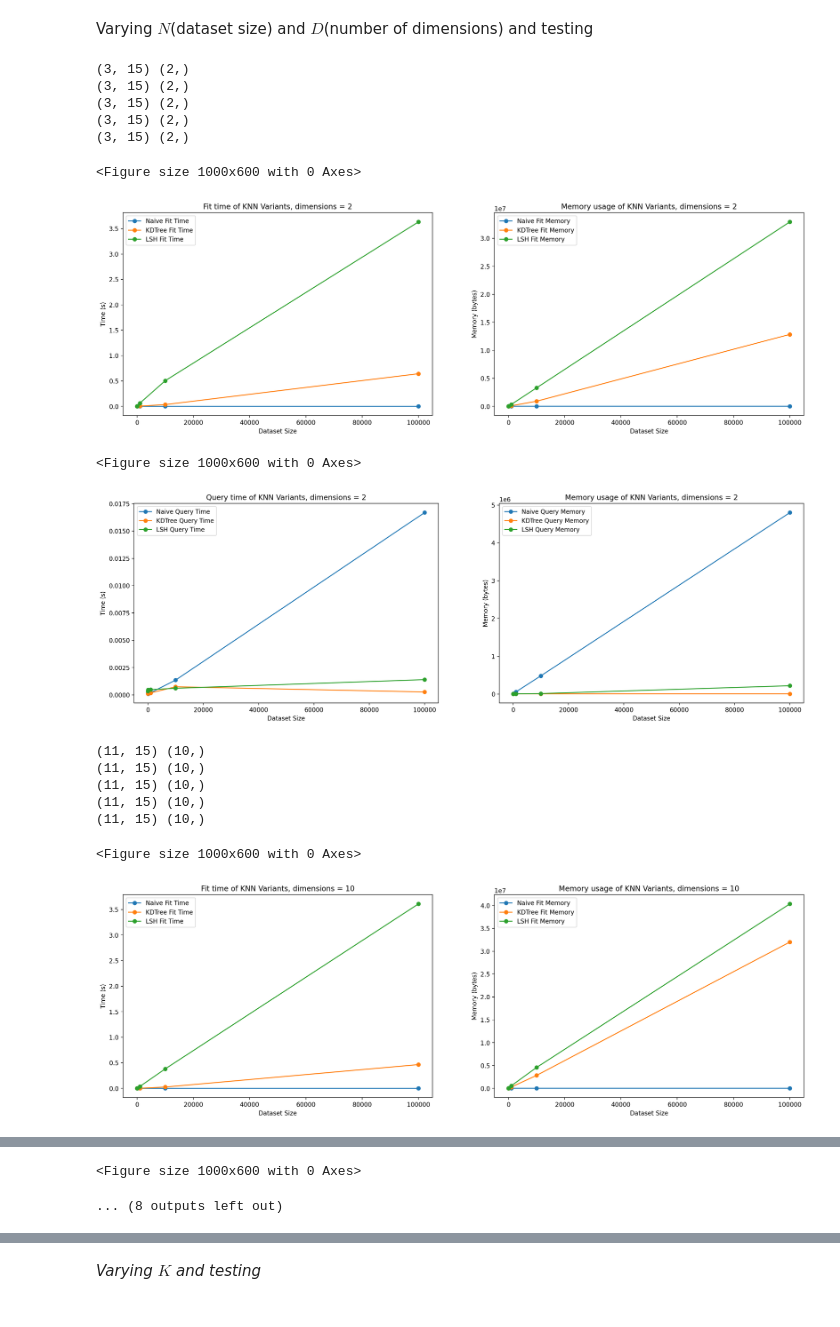
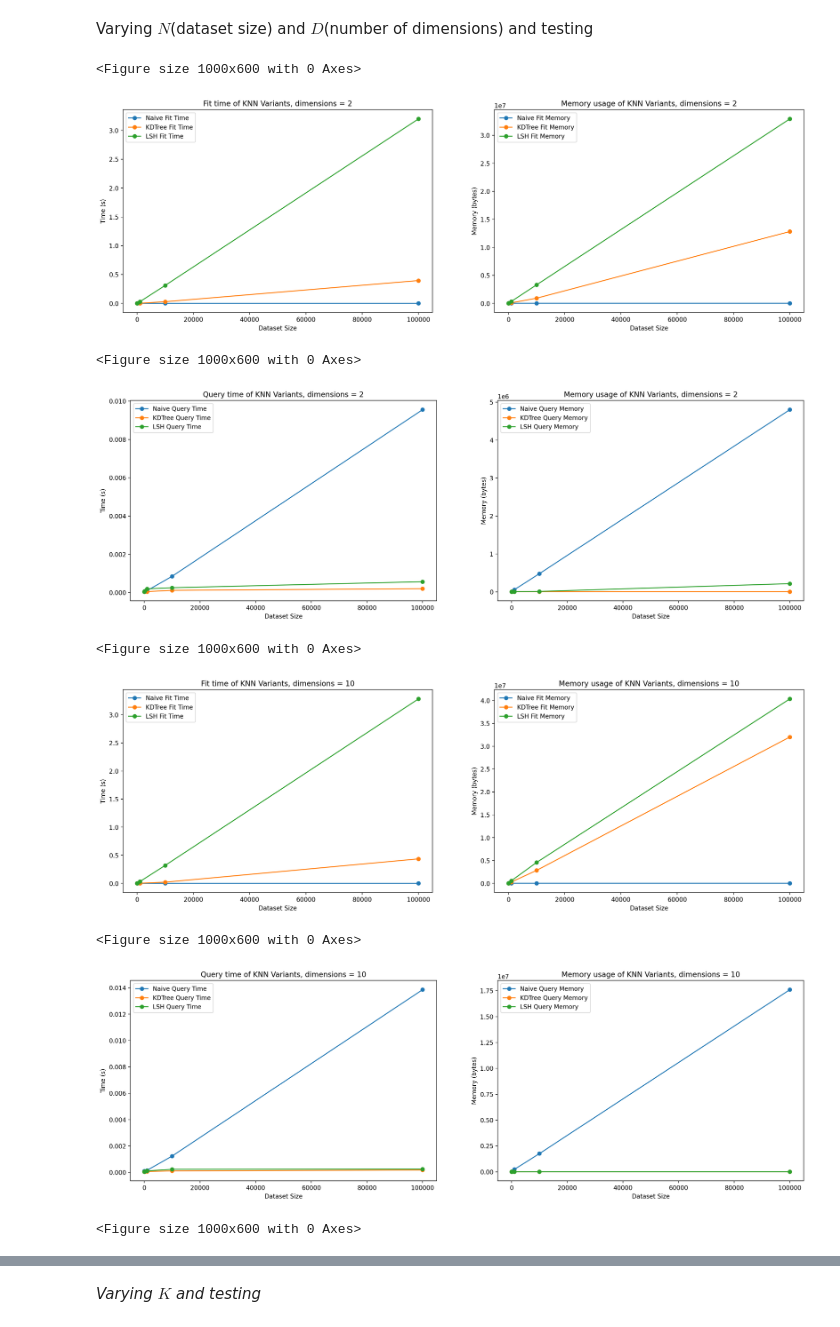
Before and after one commit to HarinarayanJ/ML-Assignment-4, a Jupyter notebook: Assignment4_Q2.ipynb, the cells around one changed output, grey strips where cells are left out. Saved outputs shown, nothing was run; the diff lists cells and outputs as text; code cells hidden in the pictures.

```diff
--- a/Assignment4_Q2.ipynb
+++ b/Assignment4_Q2.ipynb
@@ -246,25 +244,32 @@ Varying $N$(dataset size) and $D$(number of dimensions) and testing
 dataset_sizes = [10, 100, 1000, 10000, 100000]
 dimensions = [2, 10, 100, 1000]
 
-
-def benchmark_knn_all_plot(dimensions, dataset_sizes, n_neighbors=2, random_seed=42):
+def benchmark_knn_all_plot(dimensions, dataset_sizes, n_neighbors=2, random_seed=42, n_iterations=8):
     naive_times = []
     kdtree_times = []
     lsh_times = []
     for n in dataset_sizes:
-            X = np.random.randn(n,dimensions)
+        naive_time_accum = np.zeros(4)
+        kdtree_time_accum = np.zeros(4)
+        lsh_time_accum = np.zeros(4)
+        for _ in range(n_iterations):
+            X = np.random.randn(n, dimensions)
             query_pt = np.random.randn(dimensions)
             naive_knn = NaiveKNN()
             kdtree = KDTree(min_samples_split=10)
-            lsh = LSH(n_projections = 15, n_neighbors=2, radomn_seed=42)
+            lsh = LSH(n_projections=15, radomn_seed=42)
 
             naive_time = benchmark_knn(naive_knn, X, query_pt, n_neighbors)
             kdtree_time = benchmark_knn(kdtree, X, query_pt, n_neighbors)
             lsh_time = benchmark_knn(lsh, X, query_pt, n_neighbors)
 
-            naive_times.append(naive_time)
-            kdtree_times.append(kdtree_time)
-            lsh_times.append(lsh_time)
+            naive_time_accum += np.array(naive_time)
+            kdtree_time_accum += np.array(kdtree_time)
+            lsh_time_accum += np.array(lsh_time)
+
+        naive_times.append(naive_time_accum / n_iterations)
+        kdtree_times.append(kdtree_time_accum / n_iterations)
+        lsh_times.append(lsh_time_accum / n_iterations)
 
     naive_times = np.array(naive_times)
     kdtree_times = np.array(kdtree_times)
@@ -287,47 +292,39 @@ def benchmark_knn_all_plot(dimensions, dataset_sizes, n_neighbors=2, random_seed
     ax2.set_ylabel("Memory (bytes)")
     ax2.set_title(f"Memory usage of KNN Variants, dimensions = {dimensions}")
     ax2.legend()
 
     plt.show()
 
     plt.figure(figsize=(10, 6))
     fig, (ax1, ax2) = plt.subplots(1, 2, figsize=(20, 6))
 
     ax1.plot(dataset_sizes, naive_times[:, 1], label="Naive Query Time", marker='o')
     ax1.plot(dataset_sizes, kdtree_times[:, 1], label="KDTree Query Time", marker='o')
     ax1.plot(dataset_sizes, lsh_times[:, 1], label="LSH Query Time", marker='o')
     ax1.set_xlabel("Dataset Size")
     ax1.set_ylabel("Time (s)")
     ax1.set_title(f"Query time of KNN Variants, dimensions = {dimensions}")
     ax1.legend()
 
     ax2.plot(dataset_sizes, naive_times[:, 3], label="Naive Query Memory", marker='o')
     ax2.plot(dataset_sizes, kdtree_times[:, 3], label="KDTree Query Memory", marker='o')
     ax2.plot(dataset_sizes, lsh_times[:, 3], label="LSH Query Memory", marker='o')
     ax2.set_xlabel("Dataset Size")
     ax2.set_ylabel("Memory (bytes)")
     ax2.set_title(f"Memory usage of KNN Variants, dimensions = {dimensions}")
     ax2.legend()
 
     plt.show()
 
-
 for i in dimensions:
     benchmark_knn_all_plot(i, dataset_sizes)
 # %% [output]
-(3, 15) (2,)
-(3, 15) (2,)
-(3, 15) (2,)
-(3, 15) (2,)
-(3, 15) (2,)
+<Figure size 1000x600 with 0 Axes>
+[figure, new version]
 <Figure size 1000x600 with 0 Axes>
-[figure, old version]
+[figure, new version]
 <Figure size 1000x600 with 0 Axes>
-[figure, old version]
+[figure, new version]
-(11, 15) (10,)
-(11, 15) (10,)
-(11, 15) (10,)
-(11, 15) (10,)
-(11, 15) (10,)
+<Figure size 1000x600 with 0 Axes>
+[figure]
 <Figure size 1000x600 with 0 Axes>
-[figure, old version]
@@ -341,2 +334,0 @@ for i in dimensions:
-<Figure size 1000x600 with 0 Axes>
-... (8 outputs left out)
```
Also changed, not shown: parts of 8 cells of this notebook.
